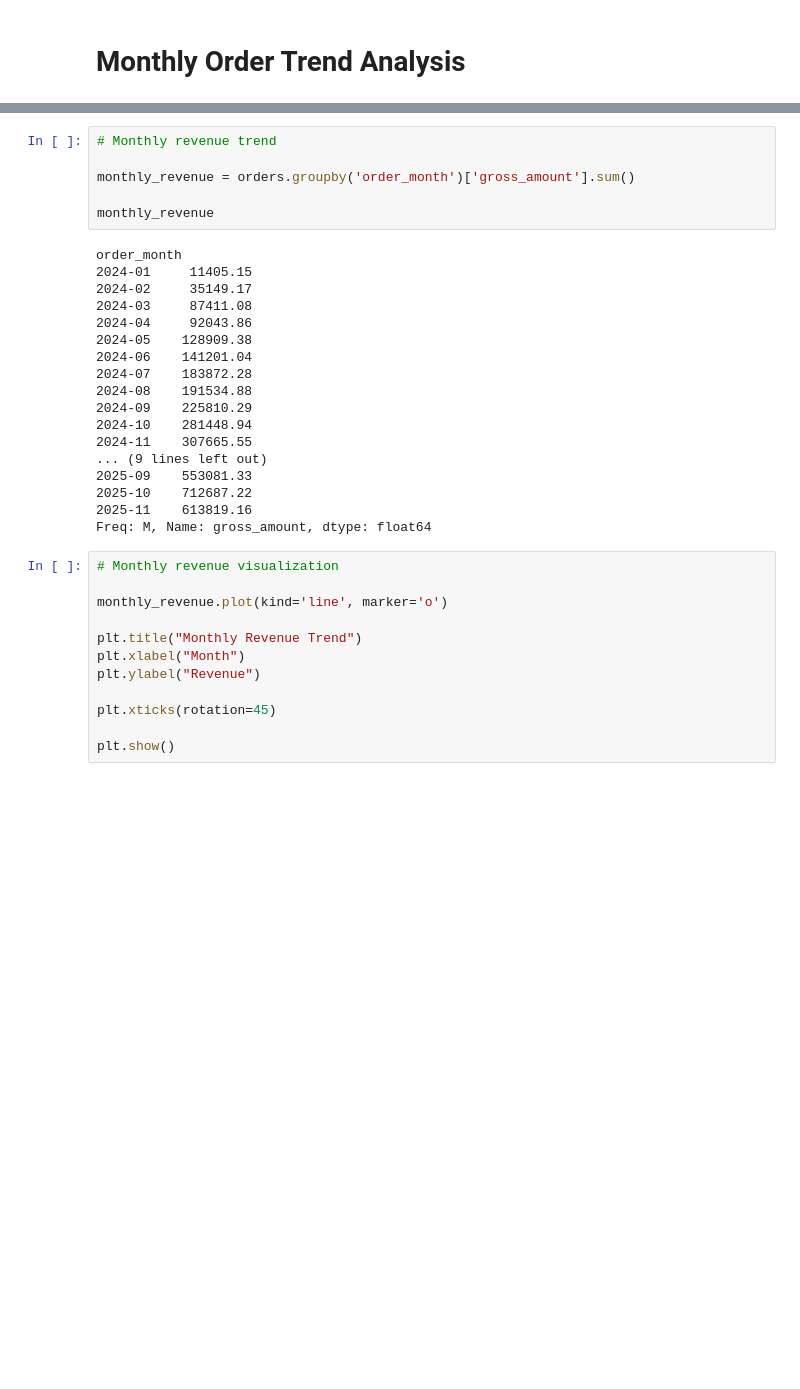
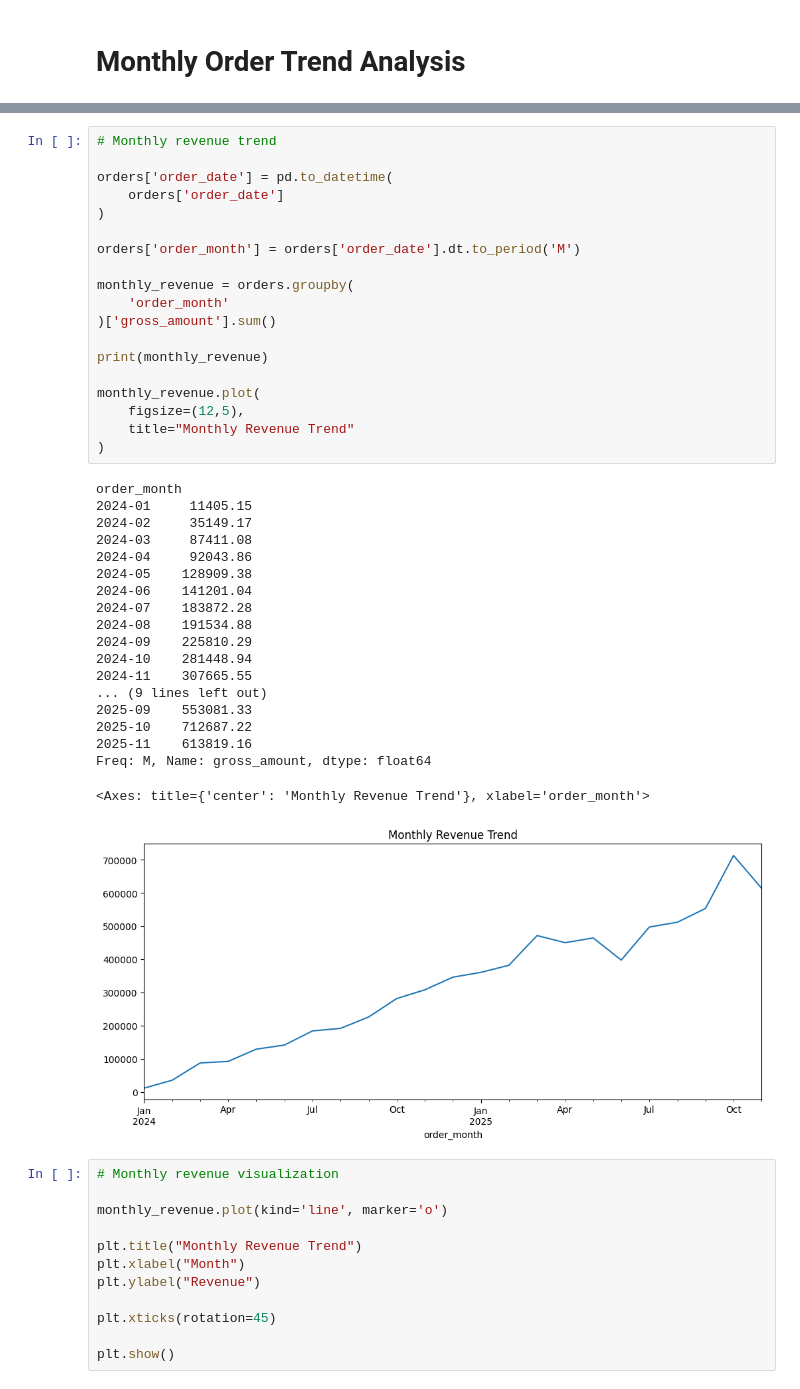
Before and after one commit to GuDLish/d2c-churn-eda-audit, a Jupyter notebook: eda_audit.ipynb, the cells around one changed output, grey strips where cells are left out. Saved outputs shown, nothing was run; the diff lists cells and outputs as text; blank space fills up the shorter version.

```diff
--- a/eda_audit.ipynb
+++ b/eda_audit.ipynb
@@ -806,27 +803,42 @@ plt.show()
 # %%
 # Monthly revenue trend
 
-monthly_revenue = orders.groupby('order_month')['gross_amount'].sum()
+orders['order_date'] = pd.to_datetime(
+    orders['order_date']
+)
 
-monthly_revenue
+orders['order_month'] = orders['order_date'].dt.to_period('M')
+
+monthly_revenue = orders.groupby(
+    'order_month'
+)['gross_amount'].sum()
+
+print(monthly_revenue)
+
+monthly_revenue.plot(
+    figsize=(12,5),
+    title="Monthly Revenue Trend"
+)
 # %% [output]
 order_month
 2024-01     11405.15
 2024-02     35149.17
 2024-03     87411.08
 2024-04     92043.86
 2024-05    128909.38
 2024-06    141201.04
 2024-07    183872.28
 2024-08    191534.88
 2024-09    225810.29
 2024-10    281448.94
 2024-11    307665.55
 ... (9 lines left out)
 2025-09    553081.33
 2025-10    712687.22
 2025-11    613819.16
 Freq: M, Name: gross_amount, dtype: float64
+<Axes: title={'center': 'Monthly Revenue Trend'}, xlabel='order_month'>
+[figure, added]
 # %%
 # Monthly revenue visualization
 
```
Also changed, not shown: parts of 10 cells of this notebook.
